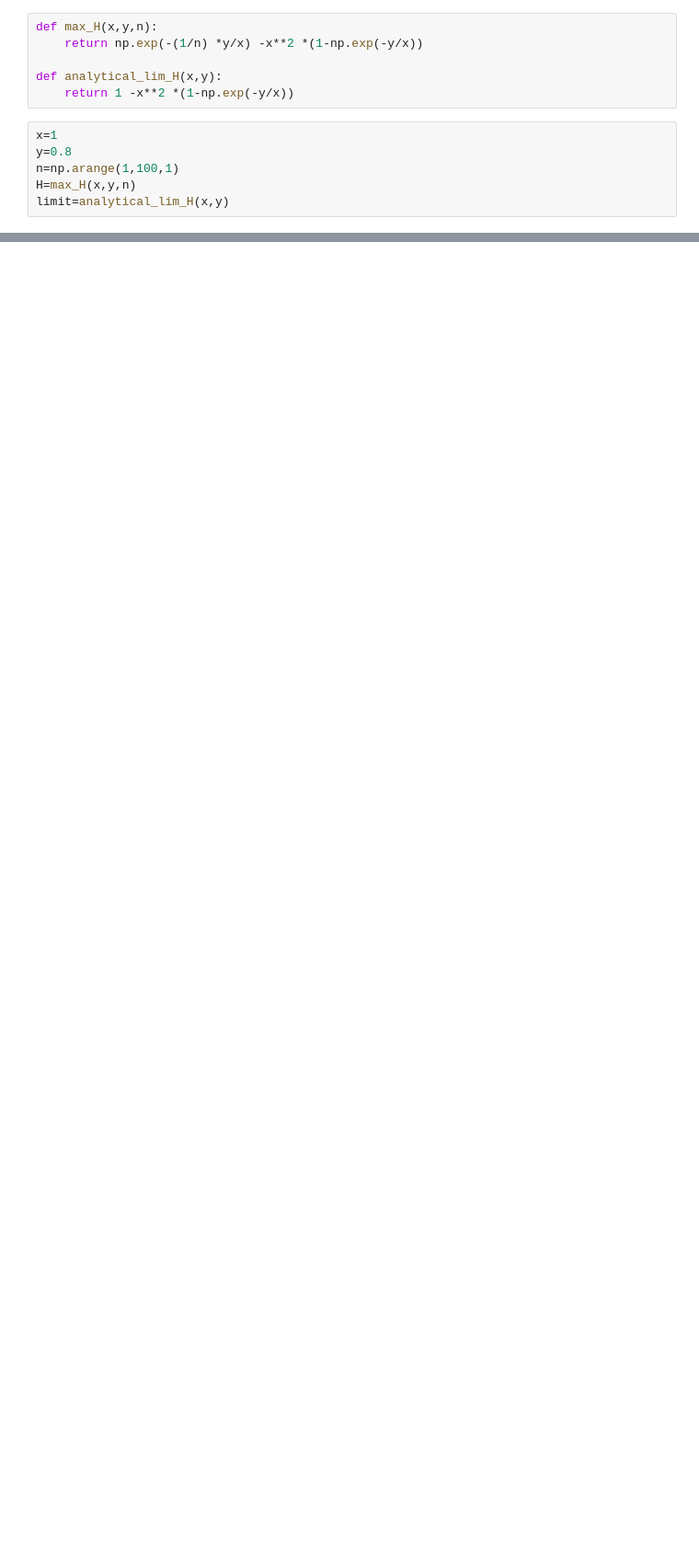
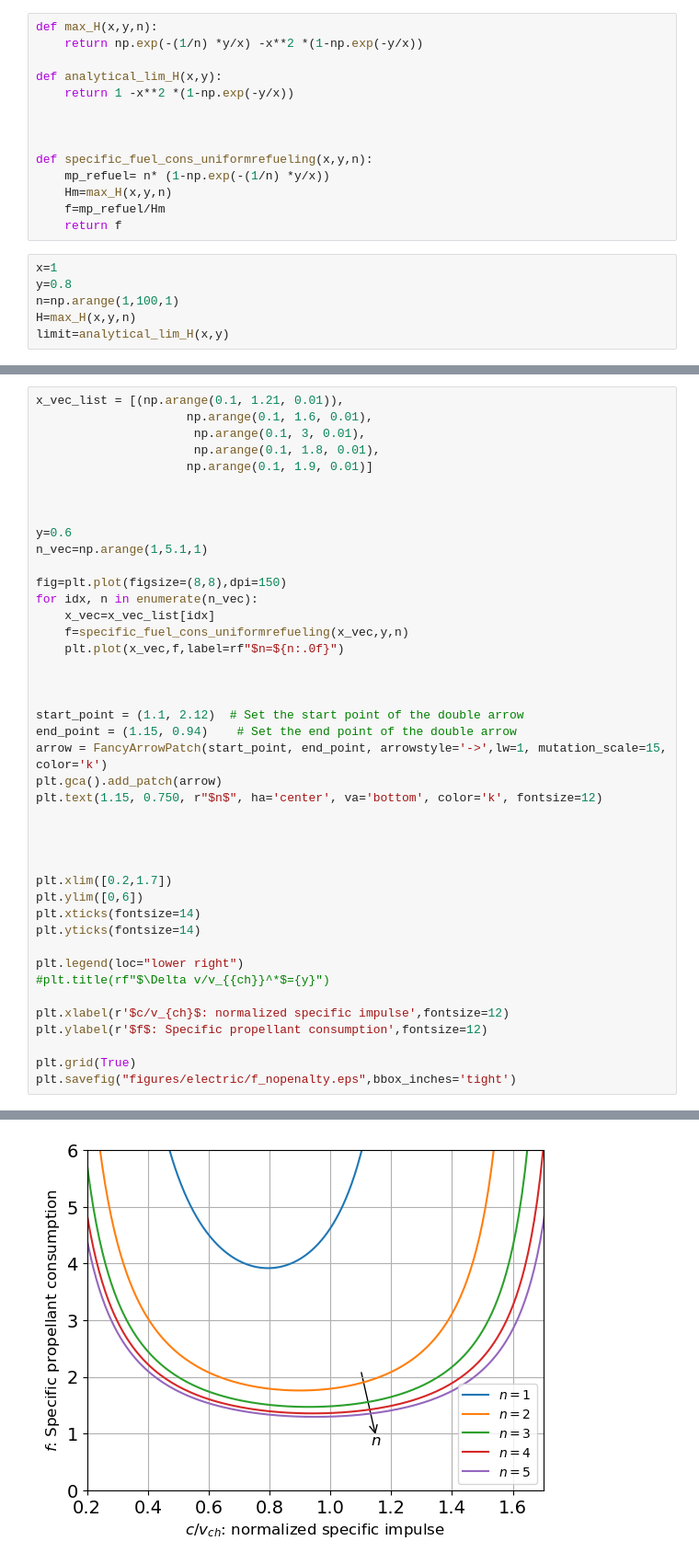
Before and after one commit to Rafid-Ben/Propulsion_optimization, a Jupyter notebook: refueling_electric.ipynb, the cells around one changed output, grey strips where cells are left out. Shown: that part at 92% size. Saved outputs shown, nothing was run; the diff lists cells and outputs as text; blank space fills up the shorter version.

```diff
--- a/refueling_electric.ipynb
+++ b/refueling_electric.ipynb
@@ -554,6 +576,14 @@ def max_H(x,y,n):
 
 def analytical_lim_H(x,y):
     return 1 -x**2 *(1-np.exp(-y/x))
+
+
+
+def specific_fuel_cons_uniformrefueling(x,y,n):
+    mp_refuel= n* (1-np.exp(-(1/n) *y/x))
+    Hm=max_H(x,y,n)
+    f=mp_refuel/Hm
+    return f
 # %%
 x=1
 y=0.8
@@ -573,3 +603,46 @@ plt.legend(loc="lower right")
 plt.savefig("figures/electric/H_vs_n.png")
 # %% [output]
 [figure]
+# %%
+x_vec_list = [(np.arange(0.1, 1.21, 0.01)),
+                     np.arange(0.1, 1.6, 0.01),
+                      np.arange(0.1, 3, 0.01),
+                      np.arange(0.1, 1.8, 0.01),
+                     np.arange(0.1, 1.9, 0.01)]
+
+
+
+y=0.6
+n_vec=np.arange(1,5.1,1)
+
+fig=plt.plot(figsize=(8,8),dpi=150)
+for idx, n in enumerate(n_vec):
+    x_vec=x_vec_list[idx]
+    f=specific_fuel_cons_uniformrefueling(x_vec,y,n)
+    plt.plot(x_vec,f,label=rf"$n=${n:.0f}")
+
+
+
+start_point = (1.1, 2.12)  # Set the start point of the double arrow
+end_point = (1.15, 0.94)    # Set the end point of the double arrow
+arrow = FancyArrowPatch(start_point, end_point, arrowstyle='->',lw=1, mutation_scale=15, color='k')
+plt.gca().add_patch(arrow)
+plt.text(1.15, 0.750, r"$n$", ha='center', va='bottom', color='k', fontsize=12)
+
+
+
+
+plt.xlim([0.2,1.7])
+plt.ylim([0,6])
+plt.xticks(fontsize=14)
+plt.yticks(fontsize=14)
+
+plt.legend(loc="lower right")
+#plt.title(rf"$\Delta v/v_{{ch}}^*$={y}")
+
+plt.xlabel(r'$c/v_{ch}$: normalized specific impulse',fontsize=12)
+plt.ylabel(r'$f$: Specific propellant consumption',fontsize=12)
+
+plt.grid(True)
+plt.savefig("figures/electric/f_nopenalty.eps",bbox_inches='tight')
+# %% [output]
@@ -575,0 +650 @@ plt.savefig("figures/electric/H_vs_n.png")
+[figure, added]
```
Also changed, not shown: parts of 3 cells of this notebook, 5 other files.
